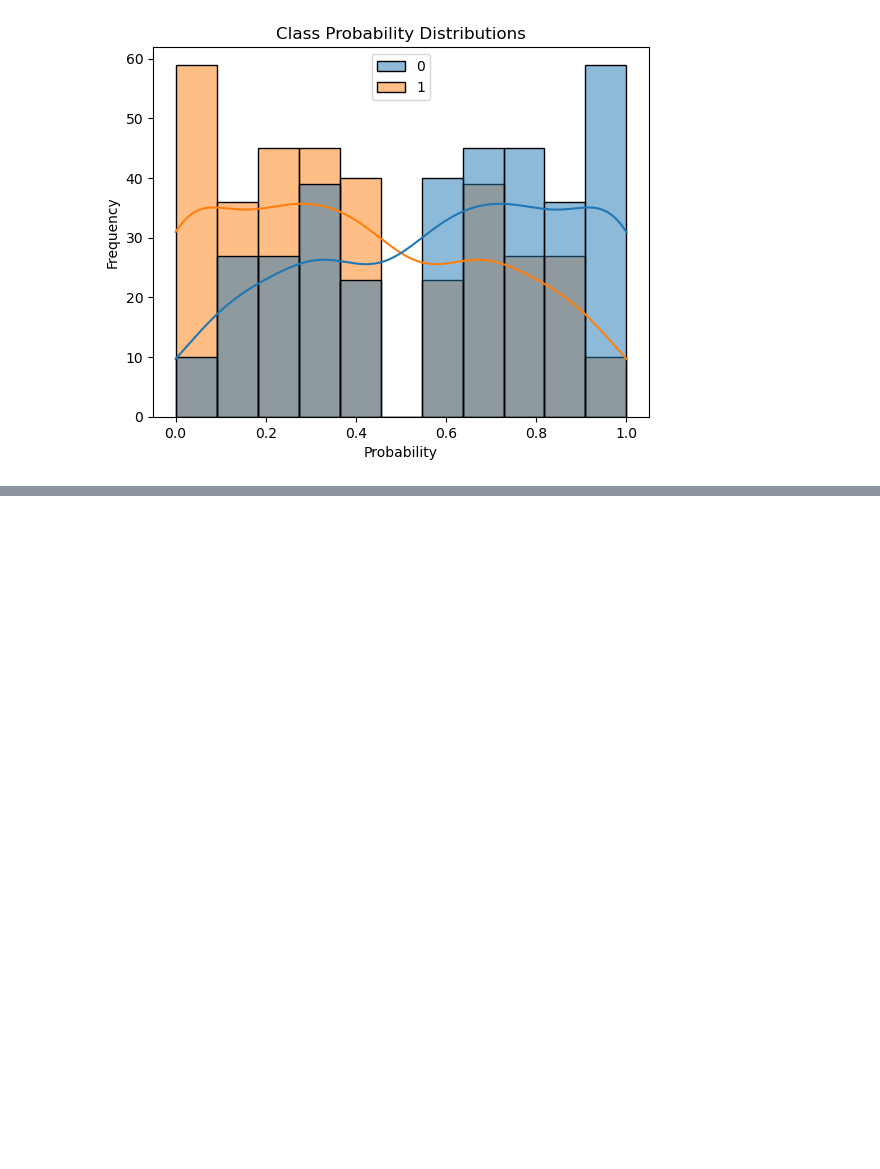
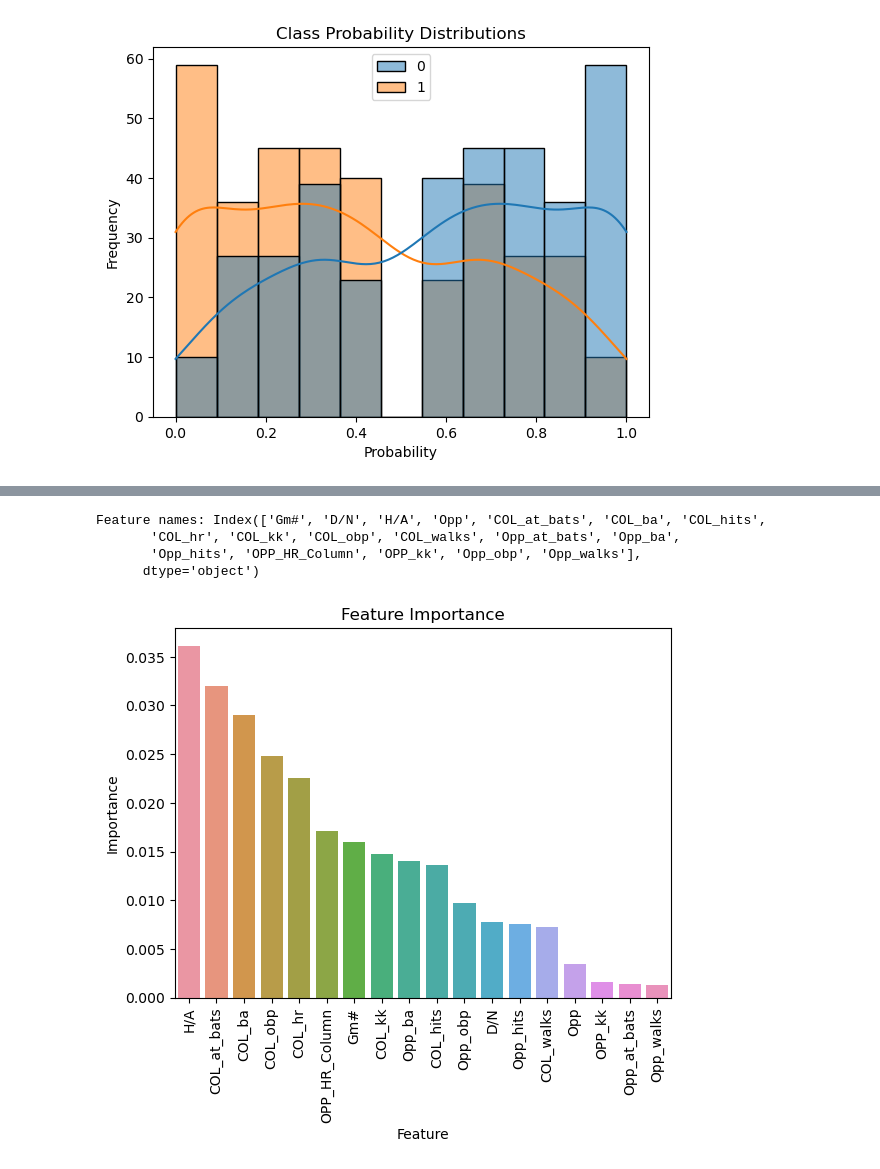
Before and after one commit to cassydm/rockies_moneyball_part-deux, a Jupyter notebook: Project 2/Howard_knn_model_project2.ipynb, the cells around one changed output, grey strips where cells are left out. Saved outputs shown, nothing was run; the diff lists cells and outputs as text; code cells hidden in the pictures; blank space fills up the shorter version.

```diff
--- a/Project 2/Howard_knn_model_project2.ipynb
+++ b/Project 2/Howard_knn_model_project2.ipynb
@@ -480,0 +481,35 @@ plt.show()
+# %%
+# Assuming X_train is the original DataFrame used to create X_train_scaled
+feature_names = X_train.columns
+print("Feature names:", feature_names)
+# %% [output]
+Feature names: Index(['Gm#', 'D/N', 'H/A', 'Opp', 'COL_at_bats', 'COL_ba', 'COL_hits',
+       'COL_hr', 'COL_kk', 'COL_obp', 'COL_walks', 'Opp_at_bats', 'Opp_ba',
+       'Opp_hits', 'OPP_HR_Column', 'OPP_kk', 'Opp_obp', 'Opp_walks'],
+      dtype='object')
+# %%
+# Define feature names manually if you don't have them in a DataFrame
+# Replace these with your actual feature names
+feature_names = ['Gm#', 'D/N', 'H/A', 'Opp', 'COL_at_bats', 'COL_ba', 'COL_hits',
+    'COL_hr', 'COL_kk', 'COL_obp', 'COL_walks', 'Opp_at_bats', 'Opp_ba',
+    'Opp_hits', 'OPP_HR_Column', 'OPP_kk', 'Opp_obp', 'Opp_walks']  # Example feature names
+
+# Compute permutation importance
+results = permutation_importance(knn, X_train_scaled, y_train, scoring='accuracy')
+
+# Create a DataFrame for the importances
+importance_df = pd.DataFrame({
+    'Feature': feature_names,  # Use your feature names
+    'Importance': results.importances_mean
+})
+
+# Sort the DataFrame by importance
+importance_df.sort_values(by='Importance', ascending=False, inplace=True)
+
+# Create the bar plot with feature names
+sns.barplot(x='Feature', y='Importance', data=importance_df)
+plt.title('Feature Importance')
+plt.xticks(rotation=90)  # Rotate feature names for better readability
+plt.show()
+# %% [output]
+[figure, added]
```
Also changed, not shown: parts of 1 cell of this notebook, 2 other files.
